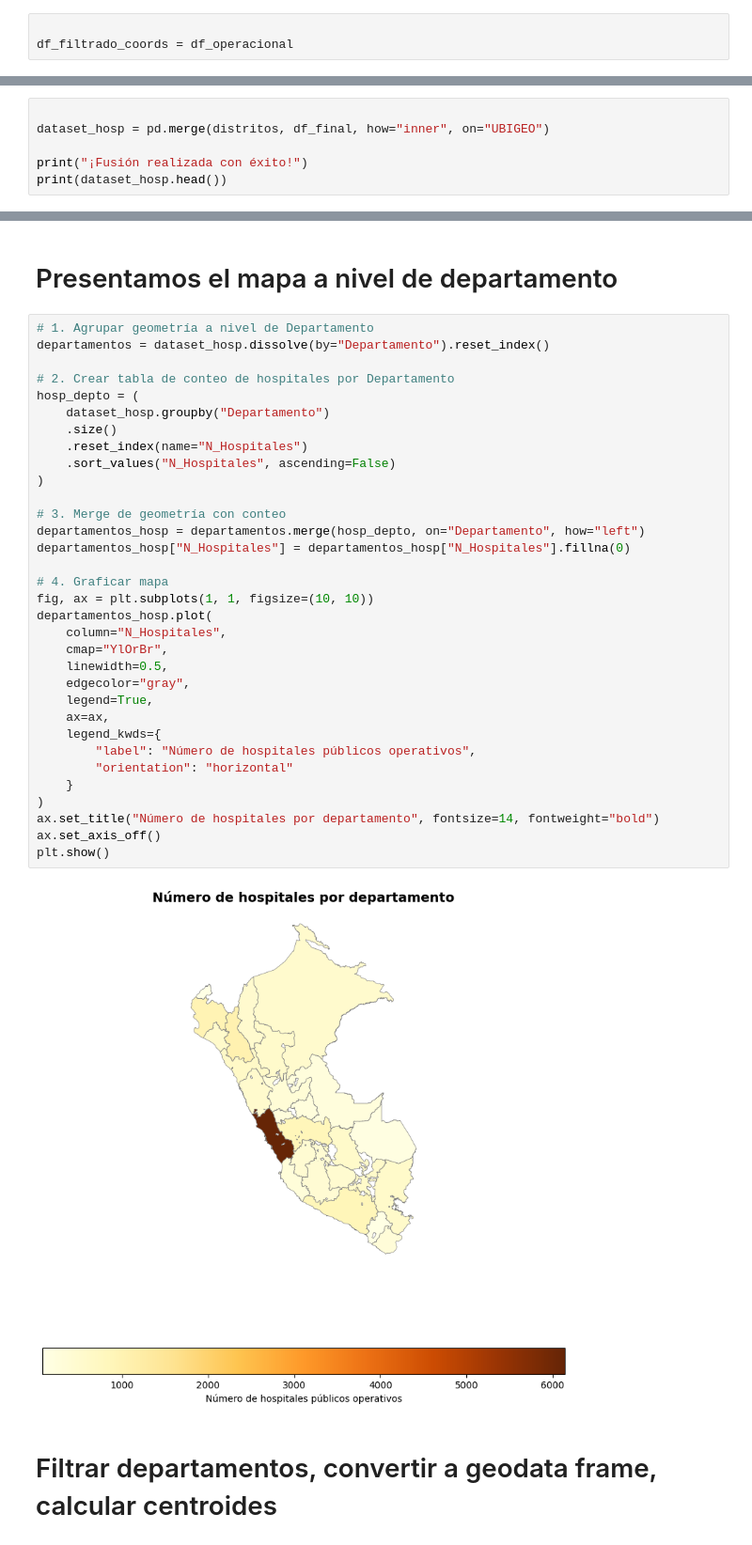
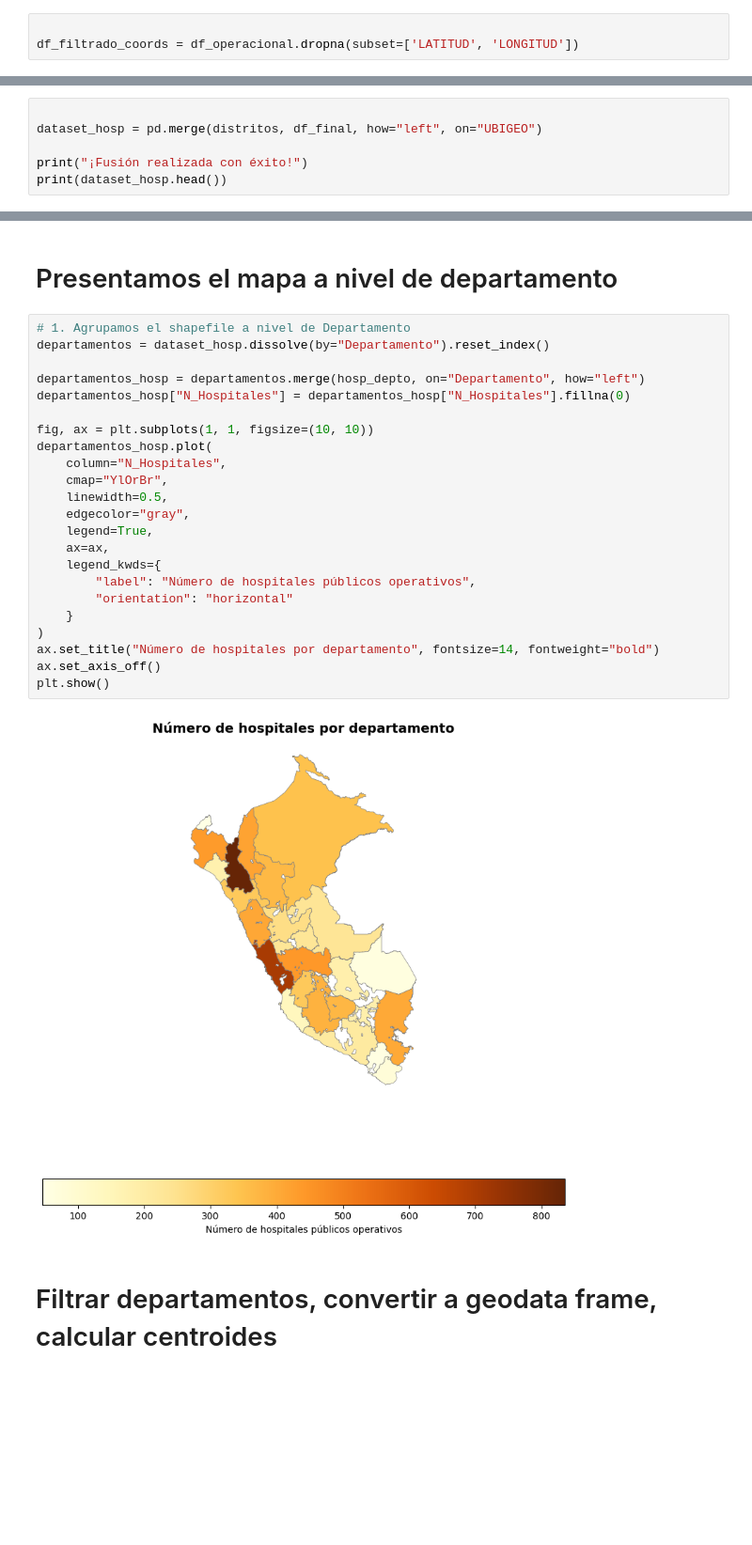
Before and after one commit to anelvasquez/Hospitals-Access-Peru, a Jupyter notebook: code/script_geo.ipynb, the cells around one changed output, grey strips where cells are left out. Shown at 94% size. Drawn from its saved outputs; the diff is of its cells as text; blank space fills up the shorter version.

```diff
--- a/code/script_geo.ipynb
+++ b/code/script_geo.ipynb
@@ -50,7 +50,7 @@ df_operacional['LONGITUD'] = pd.to_numeric(df_operacional['LONGITUD'], errors='c
 Eliminar filas donde LATITUD o LONGITUD son NaN después de la conversión
 # %%
 
-df_filtrado_coords = df_operacional
+df_filtrado_coords = df_operacional.dropna(subset=['LATITUD', 'LONGITUD'])
 # %% [markdown]
 3. Seleccionar las columnas clave solicitadas
 # %%
@@ -256,7 +256,7 @@ See the caveats in the documentation: https://pandas.pydata.org/pandas-docs/stab
 # Ahora, ejecuta la fusión nuevamente
 # %%
 
-dataset_hosp = pd.merge(distritos, df_final, how="inner", on="UBIGEO")
+dataset_hosp = pd.merge(distritos, df_final, how="left", on="UBIGEO")
 
 print("¡Fusión realizada con éxito!")
 print(dataset_hosp.head())
@@ -518,40 +518,30 @@ plt.show()
 # %% [markdown]
 # Presentamos el mapa a nivel de departamento
 # %%
-# 1. Agrupar geometría a nivel de Departamento
+# 1. Agrupamos el shapefile a nivel de Departamento
 departamentos = dataset_hosp.dissolve(by="Departamento").reset_index()
 
-# 2. Crear tabla de conteo de hospitales por Departamento
-hosp_depto = (
-    dataset_hosp.groupby("Departamento")
-    .size()
-    .reset_index(name="N_Hospitales")
-    .sort_values("N_Hospitales", ascending=False)
-)
-
-# 3. Merge de geometría con conteo
 departamentos_hosp = departamentos.merge(hosp_depto, on="Departamento", how="left")
 departamentos_hosp["N_Hospitales"] = departamentos_hosp["N_Hospitales"].fillna(0)
 
-# 4. Graficar mapa
 fig, ax = plt.subplots(1, 1, figsize=(10, 10))
 departamentos_hosp.plot(
     column="N_Hospitales",
     cmap="YlOrBr",
     linewidth=0.5,
     edgecolor="gray",
     legend=True,
     ax=ax,
     legend_kwds={
         "label": "Número de hospitales públicos operativos",
         "orientation": "horizontal"
     }
 )
 ax.set_title("Número de hospitales por departamento", fontsize=14, fontweight="bold")
 ax.set_axis_off()
 plt.show()
 # %% [output]
-[figure, old version]
+[figure, new version]
 # %% [markdown]
 # Filtrar departamentos, convertir a geodata frame, calcular centroides
 # %%
```
Also changed, not shown: parts of 13 cells of this notebook.
